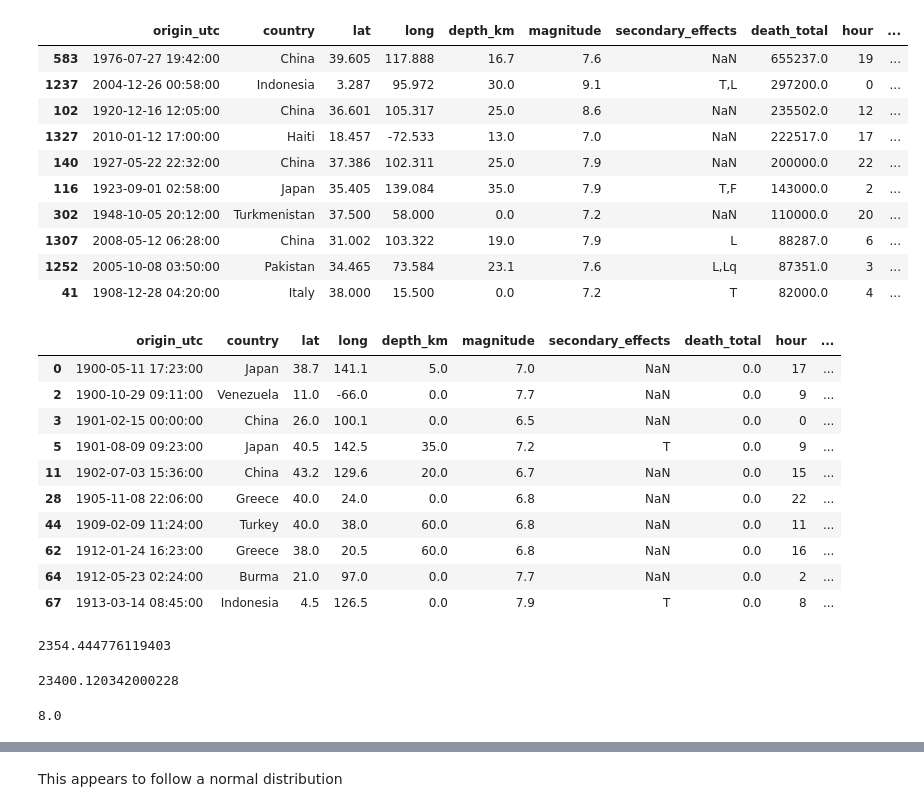
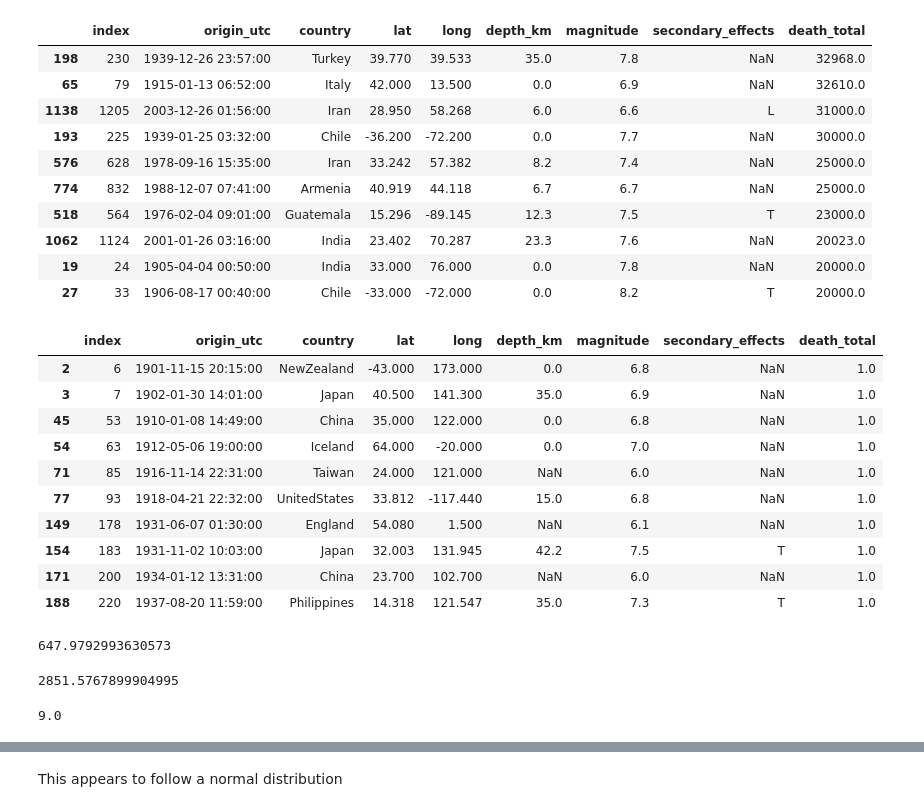
Before and after one commit to nss-data-science-cohort-4/dq3-earthquakes-mst-2-0, a Jupyter notebook: notebooks/quake_question1_tf.ipynb, the cells around one changed output, grey strips where cells are left out. Cells and saved outputs as stored; diff of their text form; code cells hidden in the pictures.

```diff
--- a/notebooks/quake_question1_tf.ipynb
+++ b/notebooks/quake_question1_tf.ipynb
@@ -26,0 +48,2 @@ wikipedia_df.head()
+# %%
+wikipedia_df = wikipedia_df[wikipedia_df['death_total'] > 0]
@@ -26,0 +58,3 @@ wikipedia_df.head()
+# %%
+#dataframe of death totals within 99 percentile
+wiki_99 = wikipedia_df[wikipedia_df['death_total'] < 45000].reset_index()
@@ -27,40 +80,40 @@ wikipedia_df.head()
 # %%
-wikipedia_df.nlargest(columns = 'death_total', n=10)
+wiki_99.nlargest(columns = 'death_total', n=10)
 # %% [output]
-|  | origin_utc | country | lat | long | depth_km | magnitude | secondary_effects | death_total | hour | ... |
-| 583 | 1976-07-27 19:42:00 | China | 39.605 | 117.888 | 16.7 | 7.6 | NaN | 655237.0 | 19 | ... |
-| 1237 | 2004-12-26 00:58:00 | Indonesia | 3.287 | 95.972 | 30.0 | 9.1 | T,L | 297200.0 | 0 | ... |
-| 102 | 1920-12-16 12:05:00 | China | 36.601 | 105.317 | 25.0 | 8.6 | NaN | 235502.0 | 12 | ... |
-| 1327 | 2010-01-12 17:00:00 | Haiti | 18.457 | -72.533 | 13.0 | 7.0 | NaN | 222517.0 | 17 | ... |
-| 140 | 1927-05-22 22:32:00 | China | 37.386 | 102.311 | 25.0 | 7.9 | NaN | 200000.0 | 22 | ... |
-| 116 | 1923-09-01 02:58:00 | Japan | 35.405 | 139.084 | 35.0 | 7.9 | T,F | 143000.0 | 2 | ... |
-| 302 | 1948-10-05 20:12:00 | Turkmenistan | 37.500 | 58.000 | 0.0 | 7.2 | NaN | 110000.0 | 20 | ... |
-| 1307 | 2008-05-12 06:28:00 | China | 31.002 | 103.322 | 19.0 | 7.9 | L | 88287.0 | 6 | ... |
-| 1252 | 2005-10-08 03:50:00 | Pakistan | 34.465 | 73.584 | 23.1 | 7.6 | L,Lq | 87351.0 | 3 | ... |
-| 41 | 1908-12-28 04:20:00 | Italy | 38.000 | 15.500 | 0.0 | 7.2 | T | 82000.0 | 4 | ... |
+|  | index | origin_utc | country | lat | long | depth_km | magnitude | secondary_effects | death_total |
+| 198 | 230 | 1939-12-26 23:57:00 | Turkey | 39.770 | 39.533 | 35.0 | 7.8 | NaN | 32968.0 |
+| 65 | 79 | 1915-01-13 06:52:00 | Italy | 42.000 | 13.500 | 0.0 | 6.9 | NaN | 32610.0 |
+| 1138 | 1205 | 2003-12-26 01:56:00 | Iran | 28.950 | 58.268 | 6.0 | 6.6 | L | 31000.0 |
+| 193 | 225 | 1939-01-25 03:32:00 | Chile | -36.200 | -72.200 | 0.0 | 7.7 | NaN | 30000.0 |
+| 576 | 628 | 1978-09-16 15:35:00 | Iran | 33.242 | 57.382 | 8.2 | 7.4 | NaN | 25000.0 |
+| 774 | 832 | 1988-12-07 07:41:00 | Armenia | 40.919 | 44.118 | 6.7 | 6.7 | NaN | 25000.0 |
+| 518 | 564 | 1976-02-04 09:01:00 | Guatemala | 15.296 | -89.145 | 12.3 | 7.5 | T | 23000.0 |
+| 1062 | 1124 | 2001-01-26 03:16:00 | India | 23.402 | 70.287 | 23.3 | 7.6 | NaN | 20023.0 |
+| 19 | 24 | 1905-04-04 00:50:00 | India | 33.000 | 76.000 | 0.0 | 7.8 | NaN | 20000.0 |
+| 27 | 33 | 1906-08-17 00:40:00 | Chile | -33.000 | -72.000 | 0.0 | 8.2 | T | 20000.0 |
 # %%
-wikipedia_df.nsmallest(columns = 'death_total', n=10)
+wiki_99.nsmallest(columns = 'death_total', n=10)
 # %% [output]
-|  | origin_utc | country | lat | long | depth_km | magnitude | secondary_effects | death_total | hour | ... |
-| 0 | 1900-05-11 17:23:00 | Japan | 38.7 | 141.1 | 5.0 | 7.0 | NaN | 0.0 | 17 | ... |
-| 2 | 1900-10-29 09:11:00 | Venezuela | 11.0 | -66.0 | 0.0 | 7.7 | NaN | 0.0 | 9 | ... |
-| 3 | 1901-02-15 00:00:00 | China | 26.0 | 100.1 | 0.0 | 6.5 | NaN | 0.0 | 0 | ... |
-| 5 | 1901-08-09 09:23:00 | Japan | 40.5 | 142.5 | 35.0 | 7.2 | T | 0.0 | 9 | ... |
-| 11 | 1902-07-03 15:36:00 | China | 43.2 | 129.6 | 20.0 | 6.7 | NaN | 0.0 | 15 | ... |
-| 28 | 1905-11-08 22:06:00 | Greece | 40.0 | 24.0 | 0.0 | 6.8 | NaN | 0.0 | 22 | ... |
-| 44 | 1909-02-09 11:24:00 | Turkey | 40.0 | 38.0 | 60.0 | 6.8 | NaN | 0.0 | 11 | ... |
-| 62 | 1912-01-24 16:23:00 | Greece | 38.0 | 20.5 | 60.0 | 6.8 | NaN | 0.0 | 16 | ... |
-| 64 | 1912-05-23 02:24:00 | Burma | 21.0 | 97.0 | 0.0 | 7.7 | NaN | 0.0 | 2 | ... |
-| 67 | 1913-03-14 08:45:00 | Indonesia | 4.5 | 126.5 | 0.0 | 7.9 | T | 0.0 | 8 | ... |
+|  | index | origin_utc | country | lat | long | depth_km | magnitude | secondary_effects | death_total |
+| 2 | 6 | 1901-11-15 20:15:00 | NewZealand | -43.000 | 173.000 | 0.0 | 6.8 | NaN | 1.0 |
+| 3 | 7 | 1902-01-30 14:01:00 | Japan | 40.500 | 141.300 | 35.0 | 6.9 | NaN | 1.0 |
+| 45 | 53 | 1910-01-08 14:49:00 | China | 35.000 | 122.000 | 0.0 | 6.8 | NaN | 1.0 |
+| 54 | 63 | 1912-05-06 19:00:00 | Iceland | 64.000 | -20.000 | 0.0 | 7.0 | NaN | 1.0 |
+| 71 | 85 | 1916-11-14 22:31:00 | Taiwan | 24.000 | 121.000 | NaN | 6.0 | NaN | 1.0 |
+| 77 | 93 | 1918-04-21 22:32:00 | UnitedStates | 33.812 | -117.440 | 15.0 | 6.8 | NaN | 1.0 |
+| 149 | 178 | 1931-06-07 01:30:00 | England | 54.080 | 1.500 | NaN | 6.1 | NaN | 1.0 |
+| 154 | 183 | 1931-11-02 10:03:00 | Japan | 32.003 | 131.945 | 42.2 | 7.5 | T | 1.0 |
+| 171 | 200 | 1934-01-12 13:31:00 | China | 23.700 | 102.700 | NaN | 6.0 | NaN | 1.0 |
+| 188 | 220 | 1937-08-20 11:59:00 | Philippines | 14.318 | 121.547 | 35.0 | 7.3 | T | 1.0 |
 # %%
-wikipedia_df['death_total'].mean()
+wiki_99['death_total'].mean()
 # %% [output]
-2354.444776119403
+647.9792993630573
 # %%
-wikipedia_df['death_total'].std()
+wiki_99['death_total'].std()
 # %% [output]
-23400.120342000228
+2851.5767899904995
 # %%
-wikipedia_df['death_total'].median()
+wiki_99['death_total'].median()
 # %% [output]
-8.0
+9.0
```
Also changed, not shown: parts of 34 cells of this notebook.
